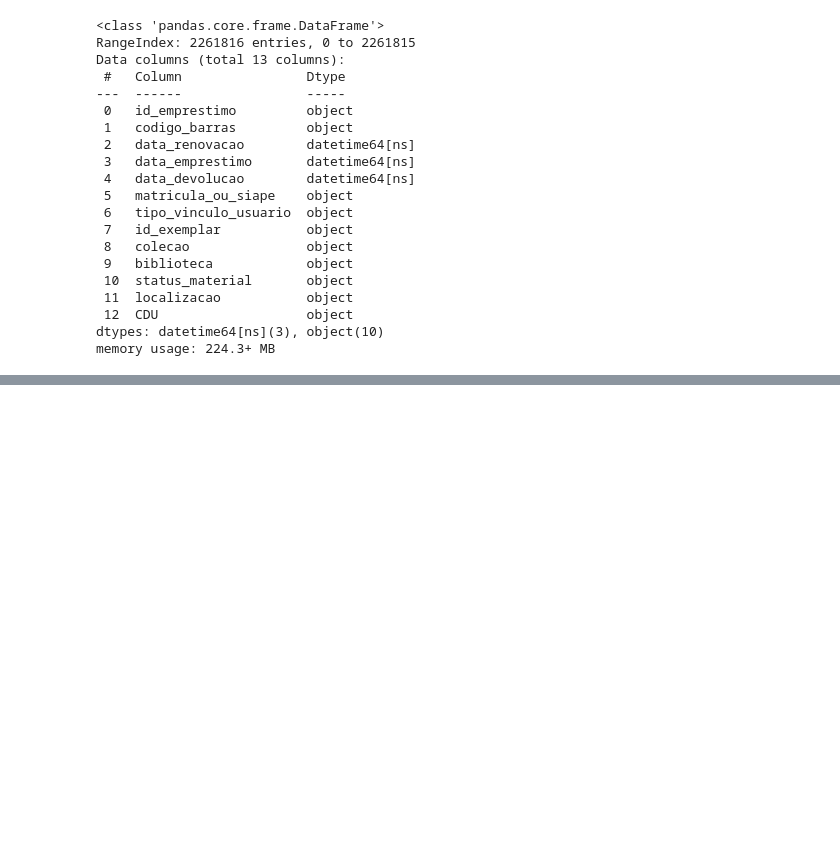
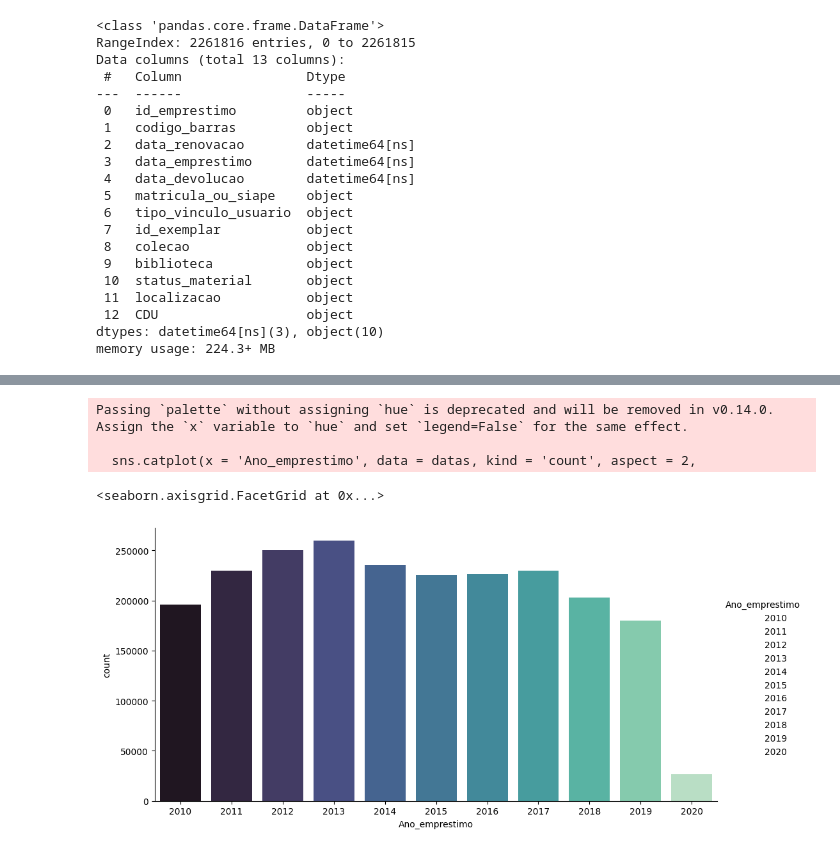
Before and after one commit to Mihvieira/Acervo_UFRN_7DaysofCode, a Jupyter notebook: Limpeza e convesão de dados.ipynb, the cells around one changed output, grey strips where cells are left out. Drawn from its saved outputs; the diff is of its cells as text; code cells hidden in the pictures; blank space fills up the shorter version.

```diff
--- a/Limpeza e convesão de dados.ipynb
+++ b/Limpeza e convesão de dados.ipynb
@@ -291,0 +301,15 @@ emprestimo_exemplares.to_csv('emprestimo_exemplares.csv')
+# %%
+datas = { 'Ano_emprestimo': emprestimo_exemplares['data_emprestimo'].dt.year,
+         'Mes_emprestimo': emprestimo_exemplares['data_emprestimo'].dt.strftime('%b'),
+          'dia_emprestimo': emprestimo_exemplares['data_emprestimo'].dt.strftime('%a'),
+          'hora_emprestimo': emprestimo_exemplares['data_emprestimo'].dt.hour,
+          'Ano_renovacao': emprestimo_exemplares['data_renovacao'].dt.year,
+          'Mes_renovacao': emprestimo_exemplares['data_renovacao'].dt.strftime('%b'),
+          'dia_renovacao': emprestimo_exemplares['data_renovacao'].dt.strftime('%a'),
+          'hora_renovacao': emprestimo_exemplares['data_renovacao'].dt.hour,
+          'Ano_devolucao': emprestimo_exemplares['data_devolucao'].dt.year,
+          'Mes_devolucao': emprestimo_exemplares['data_devolucao'].dt.strftime('%b'),
+          'dia_devolucao': emprestimo_exemplares['data_devolucao'].dt.strftime('%a'),
+          'hora_devolucao': emprestimo_exemplares['data_devolucao'].dt.hour
+           }
+datas = pd.DataFrame(datas)
@@ -291,0 +325,11 @@ emprestimo_exemplares.to_csv('emprestimo_exemplares.csv')
+# %%
+datas['id_emprestimo'] = emprestimo_exemplares['id_emprestimo']
+# %%
+sns.catplot(x = 'Ano_emprestimo', data = datas, kind = 'count', aspect = 2,
+                        palette = "mako")
+# %% [output]
+Passing `palette` without assigning `hue` is deprecated and will be removed in v0.14.0. Assign the `x` variable to `hue` and set `legend=False` for the same effect.
+
+  sns.catplot(x = 'Ano_emprestimo', data = datas, kind = 'count', aspect = 2,
+<seaborn.axisgrid.FacetGrid at 0x...>
+[figure, added]
```
Also changed, not shown: parts of 9 cells of this notebook.
